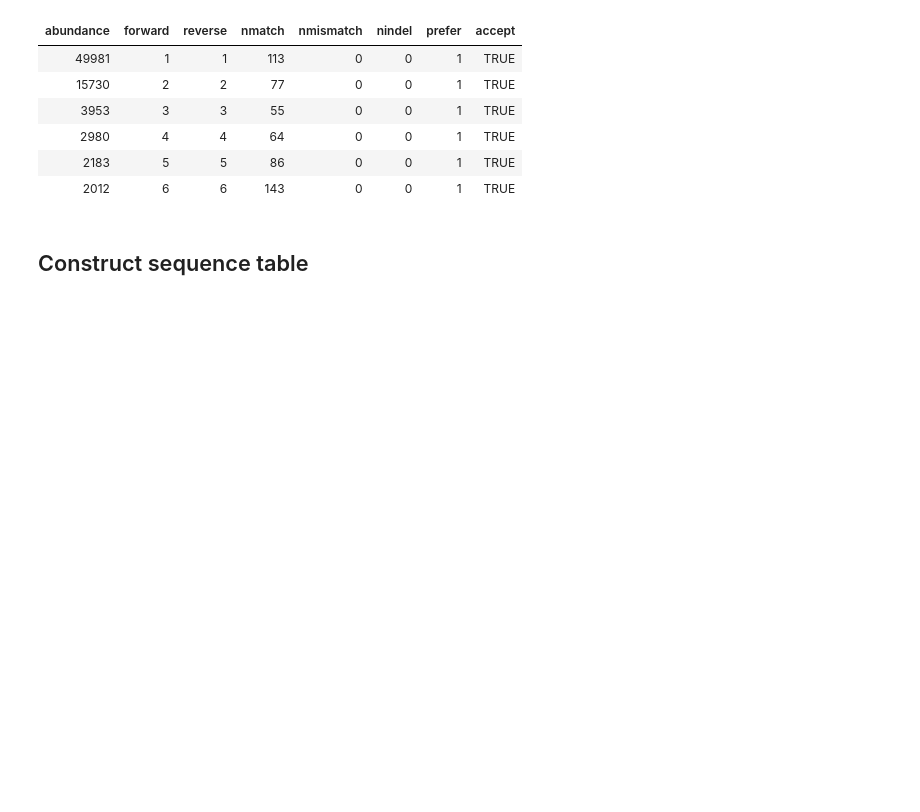
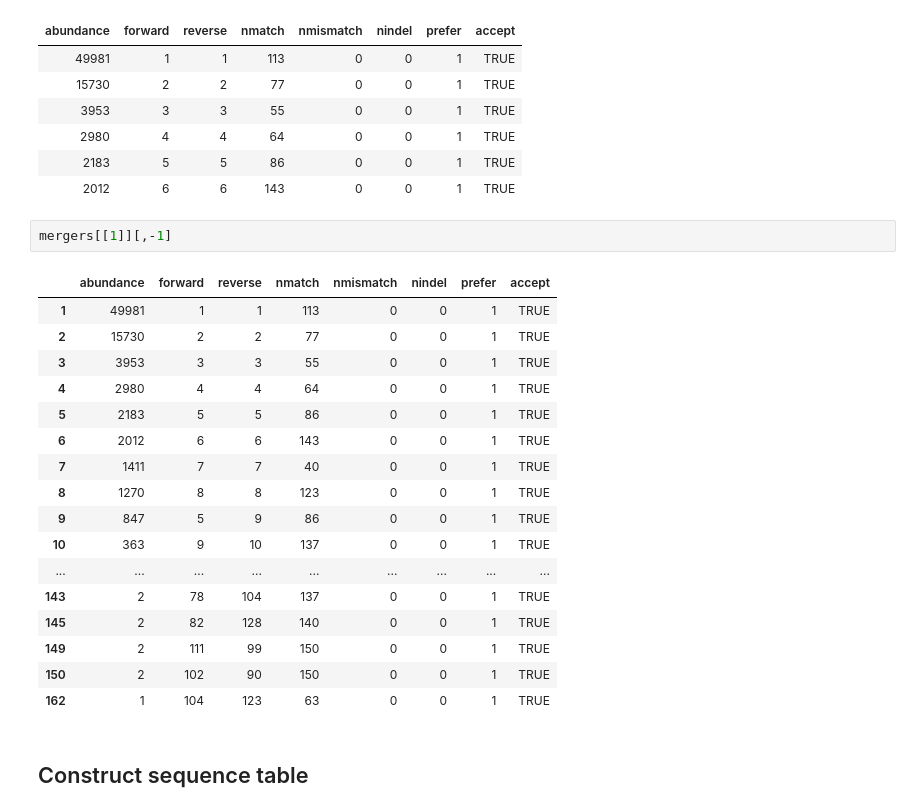
Before and after one commit to danchurch/taiwan_dada2, a Jupyter notebook: dada2pipeline.ipynb, the cells around one changed output. Cells and saved outputs as stored; diff of their text form; blank space fills up the shorter version.

```diff
--- a/dada2pipeline.ipynb
+++ b/dada2pipeline.ipynb
@@ -1174,6 +1178,26 @@ head(mergers[[1]][,-1])
 | 2980 | 4 | 4 | 64 | 0 | 0 | 1 | TRUE |
 | 2183 | 5 | 5 | 86 | 0 | 0 | 1 | TRUE |
 | 2012 | 6 | 6 | 143 | 0 | 0 | 1 | TRUE |
+# %%
+mergers[[1]][,-1]
+# %% [output]
+|  | abundance | forward | reverse | nmatch | nmismatch | nindel | prefer | accept |
+| 1 | 49981 | 1 | 1 | 113 | 0 | 0 | 1 | TRUE |
+| 2 | 15730 | 2 | 2 | 77 | 0 | 0 | 1 | TRUE |
+| 3 | 3953 | 3 | 3 | 55 | 0 | 0 | 1 | TRUE |
+| 4 | 2980 | 4 | 4 | 64 | 0 | 0 | 1 | TRUE |
+| 5 | 2183 | 5 | 5 | 86 | 0 | 0 | 1 | TRUE |
+| 6 | 2012 | 6 | 6 | 143 | 0 | 0 | 1 | TRUE |
+| 7 | 1411 | 7 | 7 | 40 | 0 | 0 | 1 | TRUE |
+| 8 | 1270 | 8 | 8 | 123 | 0 | 0 | 1 | TRUE |
+| 9 | 847 | 5 | 9 | 86 | 0 | 0 | 1 | TRUE |
+| 10 | 363 | 9 | 10 | 137 | 0 | 0 | 1 | TRUE |
+| ... | ... | ... | ... | ... | ... | ... | ... | ... |
+| 143 | 2 | 78 | 104 | 137 | 0 | 0 | 1 | TRUE |
+| 145 | 2 | 82 | 128 | 140 | 0 | 0 | 1 | TRUE |
+| 149 | 2 | 111 | 99 | 150 | 0 | 0 | 1 | TRUE |
+| 150 | 2 | 102 | 90 | 150 | 0 | 0 | 1 | TRUE |
+| 162 | 1 | 104 | 123 | 63 | 0 | 0 | 1 | TRUE |
 # %% [markdown]
 <a id='leafSequenceTable'></a>
 <h2>Construct sequence table</h2>
```
Also changed, not shown: parts of 26 cells of this notebook, 4 other files.
